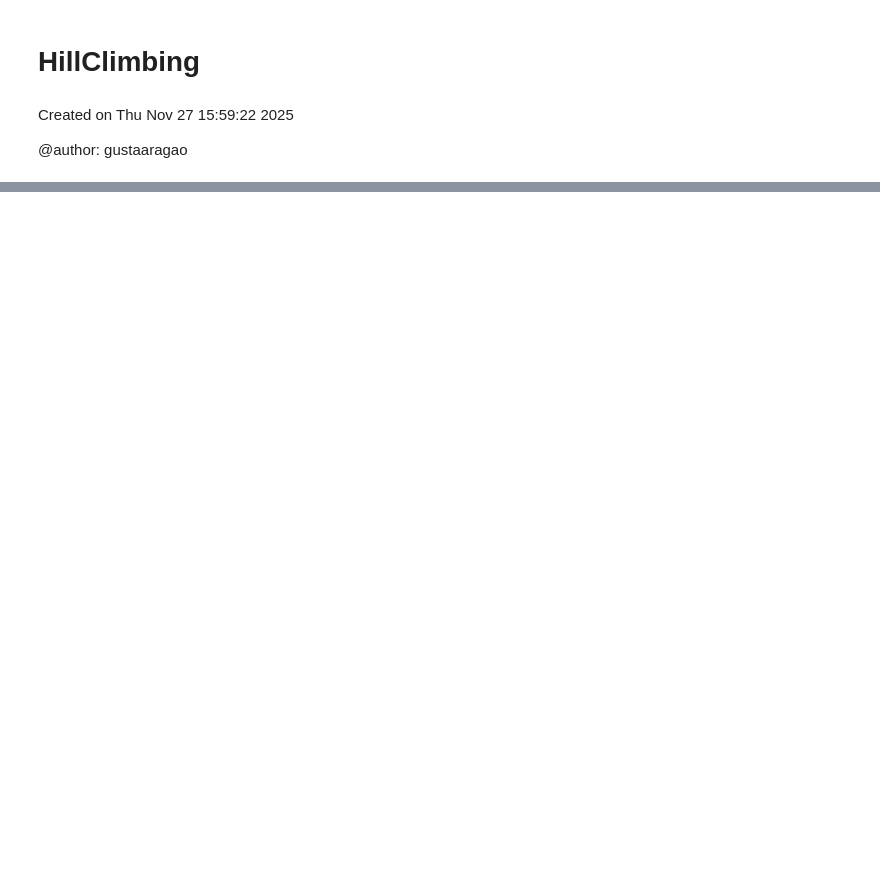
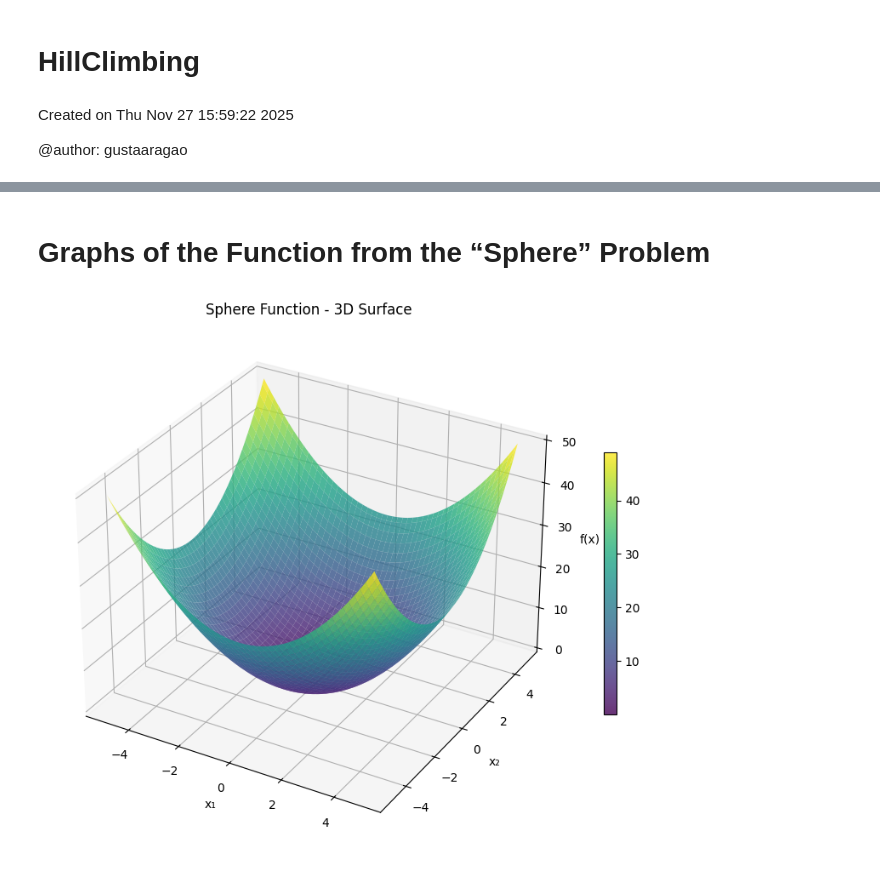
Before and after one commit to DCOMP-UFS/PyManyobjective, a Jupyter notebook: HillClimbing.ipynb, the cells around one changed output, grey strips where cells are left out. Saved outputs shown, nothing was run; the diff lists cells and outputs as text; code cells hidden in the pictures; blank space fills up the shorter version.

Commit message:
feat(HillClimbing): adicionando plots da funcao do problema Sphere

```diff
--- a/HillClimbing.ipynb
+++ b/HillClimbing.ipynb
@@ -70,0 +74,23 @@ df
+# %% [markdown]
+# Graphs of the Function from the “Sphere” Problem
+# %%
+# Create a 2D grid for visualization
+x = np.linspace(-5, 5, 100)
+y = np.linspace(-5, 5, 100)
+X, Y = np.meshgrid(x, y)
+
+# Calculate Sphere function values (for 2D: f(x,y) = x² + y²)
+Z = X**2 + Y**2
+# %%
+# 3D Surface plot
+fig = plt.figure(figsize=(10, 8))
+ax = fig.add_subplot(111, projection='3d')
+surf = ax.plot_surface(X, Y, Z, cmap='viridis', alpha=0.8)
+ax.set_xlabel('x₁')
+ax.set_ylabel('x₂')
+ax.set_zlabel('f(x)')
+ax.set_title('Sphere Function - 3D Surface')
+fig.colorbar(surf, ax=ax, shrink=0.5)
+plt.show()
+# %% [output]
+[figure, added]
```
Also changed, not shown: parts of 4 cells of this notebook.
